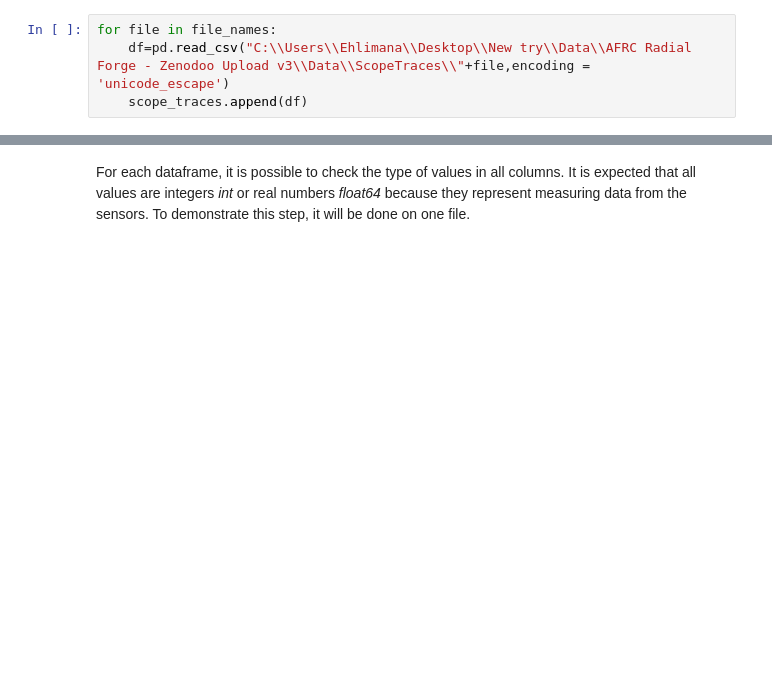
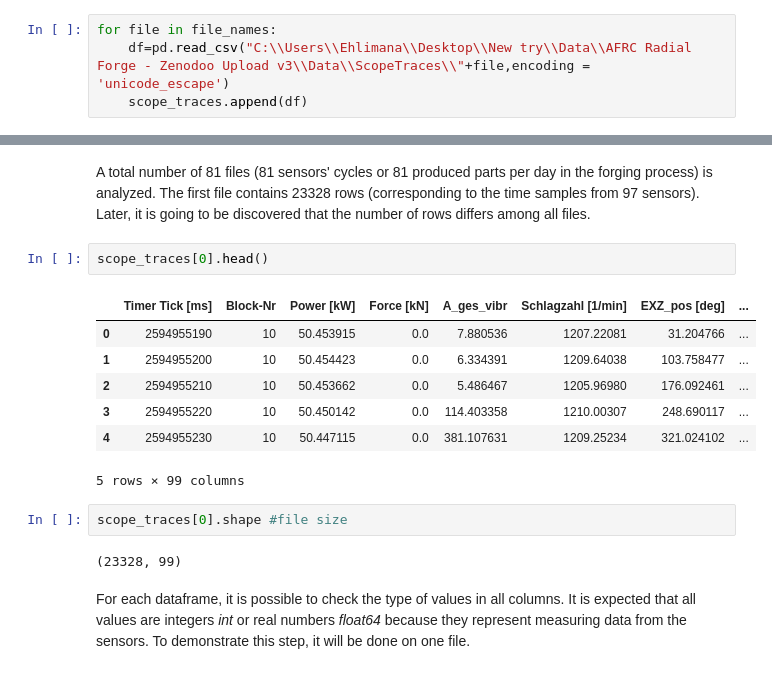
Before and after one commit to ehlimana/Strath_visualization, a Jupyter notebook: Untitled.ipynb, the cells around one changed output, grey strips where cells are left out. Cells and saved outputs as stored; diff of their text form; blank space fills up the shorter version.

```diff
--- a/Untitled.ipynb
+++ b/Untitled.ipynb
@@ -26,3 +41,19 @@ type(scope_traces[0]) #checking the type of element in the list (dataframe)
+# %% [markdown]
+A total number of 81 files (81 sensors' cycles or 81 produced parts per day in the forging process) is analyzed. The first file contains 23328 rows (corresponding to the time samples from 97 sensors). Later, it is going to be discovered that the number of rows differs among all files.
+# %%
+scope_traces[0].head()
+# %% [output]
+|  | Timer Tick [ms] | Block-Nr | Power [kW] | Force [kN] | A_ges_vibr | Schlagzahl [1/min] | EXZ_pos [deg] | ... |
+| 0 | 2594955190 | 10 | 50.453915 | 0.0 | 7.880536 | 1207.22081 | 31.204766 | ... |
+| 1 | 2594955200 | 10 | 50.454423 | 0.0 | 6.334391 | 1209.64038 | 103.758477 | ... |
+| 2 | 2594955210 | 10 | 50.453662 | 0.0 | 5.486467 | 1205.96980 | 176.092461 | ... |
+| 3 | 2594955220 | 10 | 50.450142 | 0.0 | 114.403358 | 1210.00307 | 248.690117 | ... |
+| 4 | 2594955230 | 10 | 50.447115 | 0.0 | 381.107631 | 1209.25234 | 321.024102 | ... |
+5 rows × 99 columns
+# %%
+scope_traces[0].shape #file size
+# %% [output]
+(23328, 99)
 # %% [markdown]
 For each dataframe, it is possible to check the type of values in all columns. It is expected that all values are integers *int* or real numbers *float64* because they represent measuring data from the sensors. To demonstrate this step, it will be done on one file.
 # %%
```
Also changed, not shown: parts of 39 cells of this notebook.
